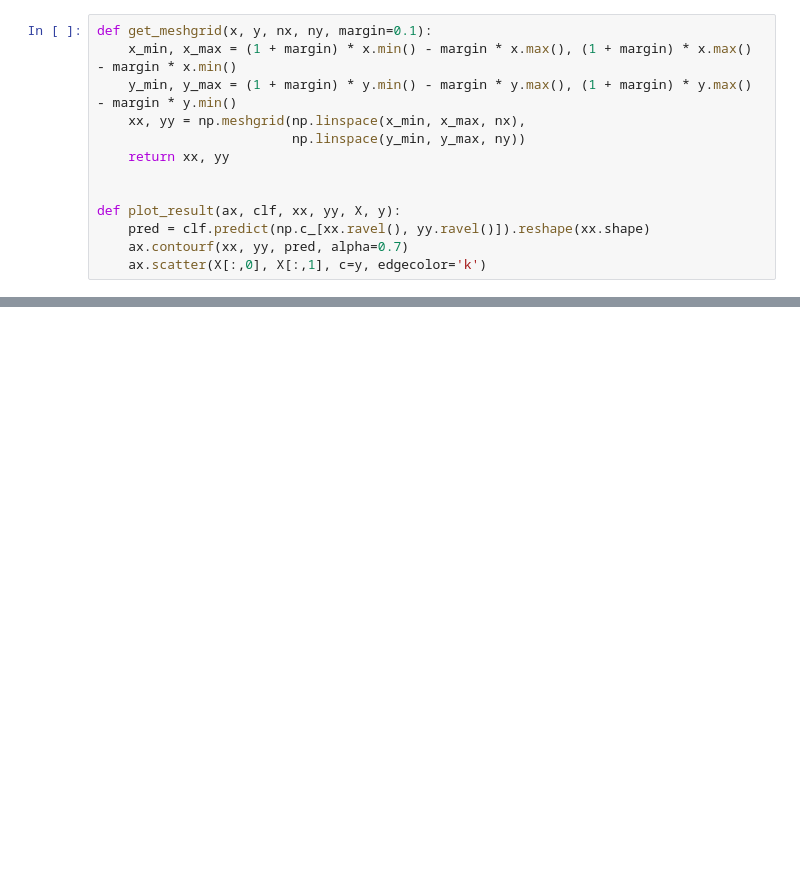
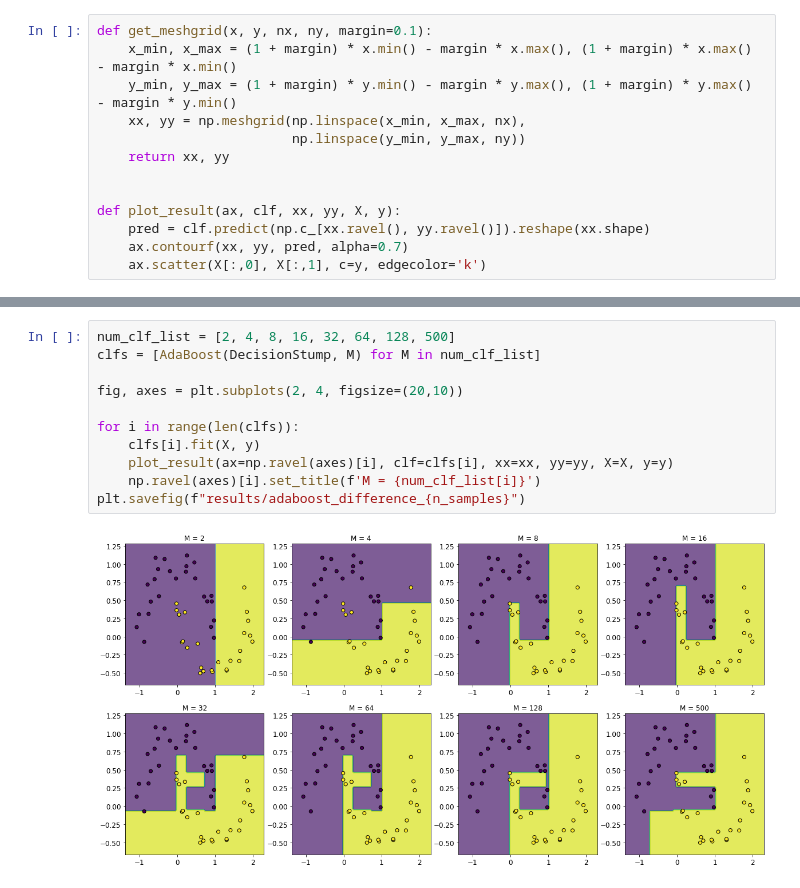
Before and after one commit to tkmtnt7000/mechano-infomatics-2021, a Jupyter notebook: Bagging_Adaboost.ipynb, the cells around one changed output, grey strips where cells are left out. Drawn from its saved outputs; the diff is of its cells as text; blank space fills up the shorter version.

```diff
--- a/Bagging_Adaboost.ipynb
+++ b/Bagging_Adaboost.ipynb
@@ -251,0 +191,13 @@ for i in range(len(clfs)):
+# %%
+num_clf_list = [2, 4, 8, 16, 32, 64, 128, 500]
+clfs = [AdaBoost(DecisionStump, M) for M in num_clf_list]
+
+fig, axes = plt.subplots(2, 4, figsize=(20,10))
+
+for i in range(len(clfs)):
+    clfs[i].fit(X, y)
+    plot_result(ax=np.ravel(axes)[i], clf=clfs[i], xx=xx, yy=yy, X=X, y=y)
+    np.ravel(axes)[i].set_title(f'M = {num_clf_list[i]}')
+plt.savefig(f"results/adaboost_difference_{n_samples}")
+# %% [output]
+[figure, added]
```
Also changed, not shown: parts of 12 cells of this notebook, 2 other files.
